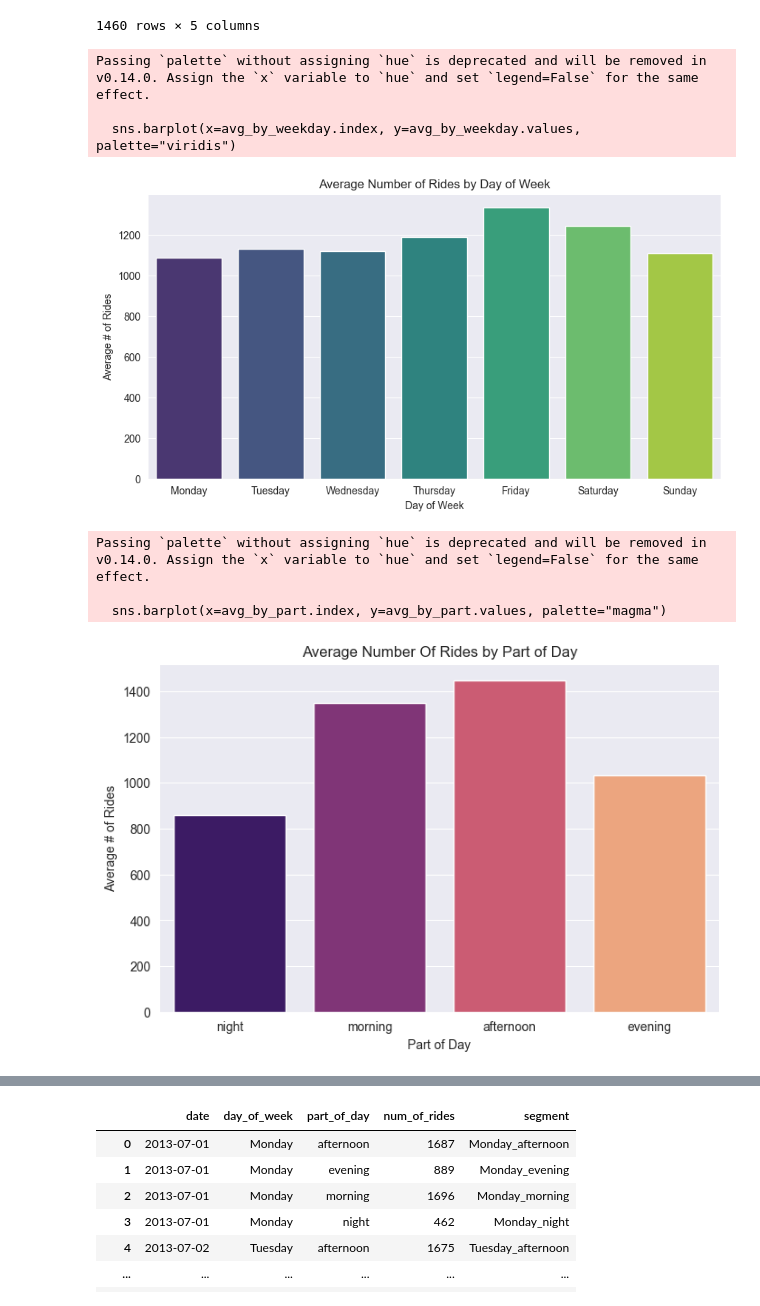
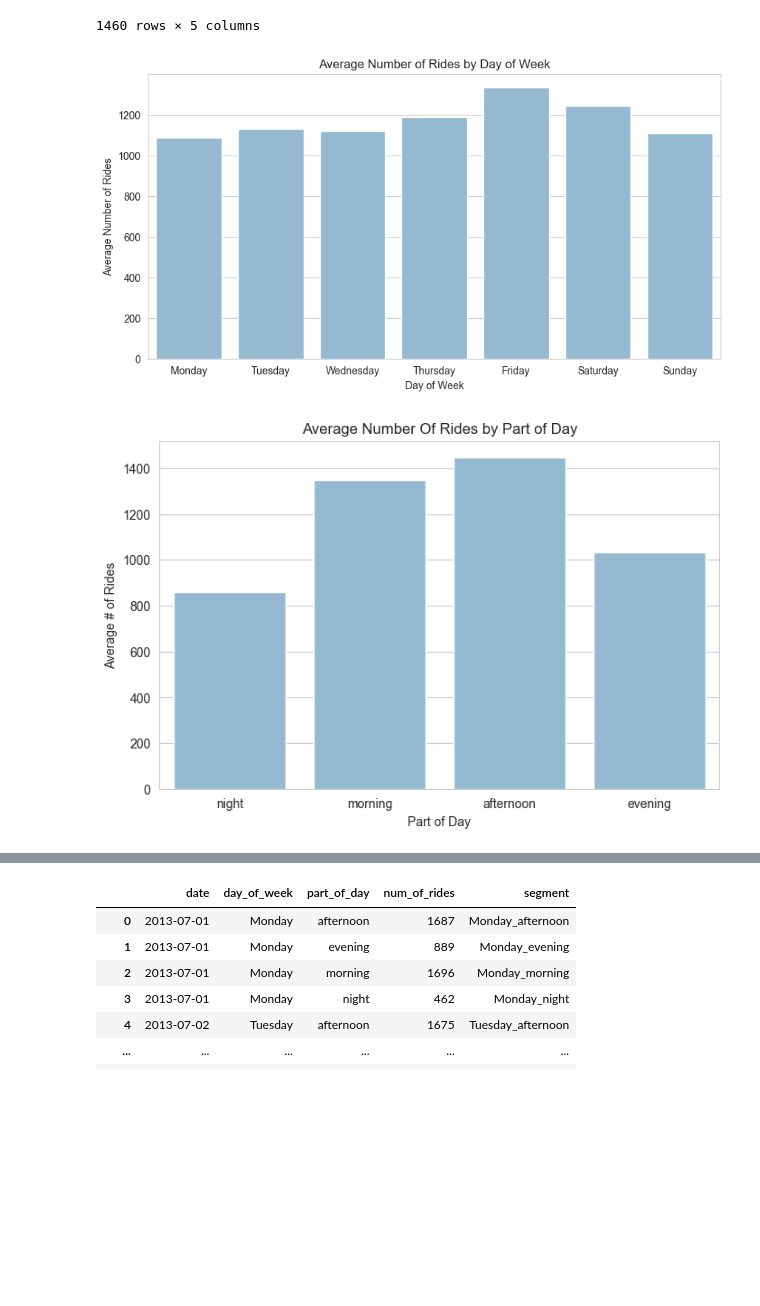
Before and after one commit to talevski14/taxi-destination-prediction, a Jupyter notebook: notebooks/predictions/allocation/DataCreationAllocation.ipynb, the cells around one changed output, grey strips where cells are left out. Cells and saved outputs as stored; diff of their text form; code cells hidden in the pictures; blank space fills up the shorter version.

```diff
--- a/notebooks/predictions/allocation/DataCreationAllocation.ipynb
+++ b/notebooks/predictions/allocation/DataCreationAllocation.ipynb
@@ -143,16 +144,15 @@ avg_by_weekday = (
 )
 # %%
 plt.figure(figsize=(10,5))
-sns.barplot(x=avg_by_weekday.index, y=avg_by_weekday.values, palette="viridis")
+sns.set_style("whitegrid")
+sns.set_palette("Blues_d")
+sns.barplot(x=avg_by_weekday.index, y=avg_by_weekday.values)
 plt.title("Average Number of Rides by Day of Week")
-plt.ylabel("Average # of Rides")
+plt.ylabel("Average Number of Rides")
 plt.xlabel("Day of Week")
 plt.show()
 # %% [output]
-Passing `palette` without assigning `hue` is deprecated and will be removed in v0.14.0. Assign the `x` variable to `hue` and set `legend=False` for the same effect.
-
-  sns.barplot(x=avg_by_weekday.index, y=avg_by_weekday.values, palette="viridis")
-[figure, old version]
+[figure, new version]
 # %%
 part_order = ["night", "morning", "afternoon", "evening"]
 # %%
@@ -163,16 +163,13 @@ avg_by_part = (
 )
 # %%
 plt.figure(figsize=(8,5))
-sns.barplot(x=avg_by_part.index, y=avg_by_part.values, palette="magma")
+sns.barplot(x=avg_by_part.index, y=avg_by_part.values)
 plt.title("Average Number Of Rides by Part of Day")
 plt.ylabel("Average # of Rides")
 plt.xlabel("Part of Day")
 plt.show()
 # %% [output]
-Passing `palette` without assigning `hue` is deprecated and will be removed in v0.14.0. Assign the `x` variable to `hue` and set `legend=False` for the same effect.
-
-  sns.barplot(x=avg_by_part.index, y=avg_by_part.values, palette="magma")
-[figure, old version]
+[figure, new version]
 # %%
 avg_by_segment = (
     grouped.groupby(["day_of_week", "part_of_day"])["num_of_rides"]
```
Also changed, not shown: parts of 2 cells of this notebook, 8 other files.
